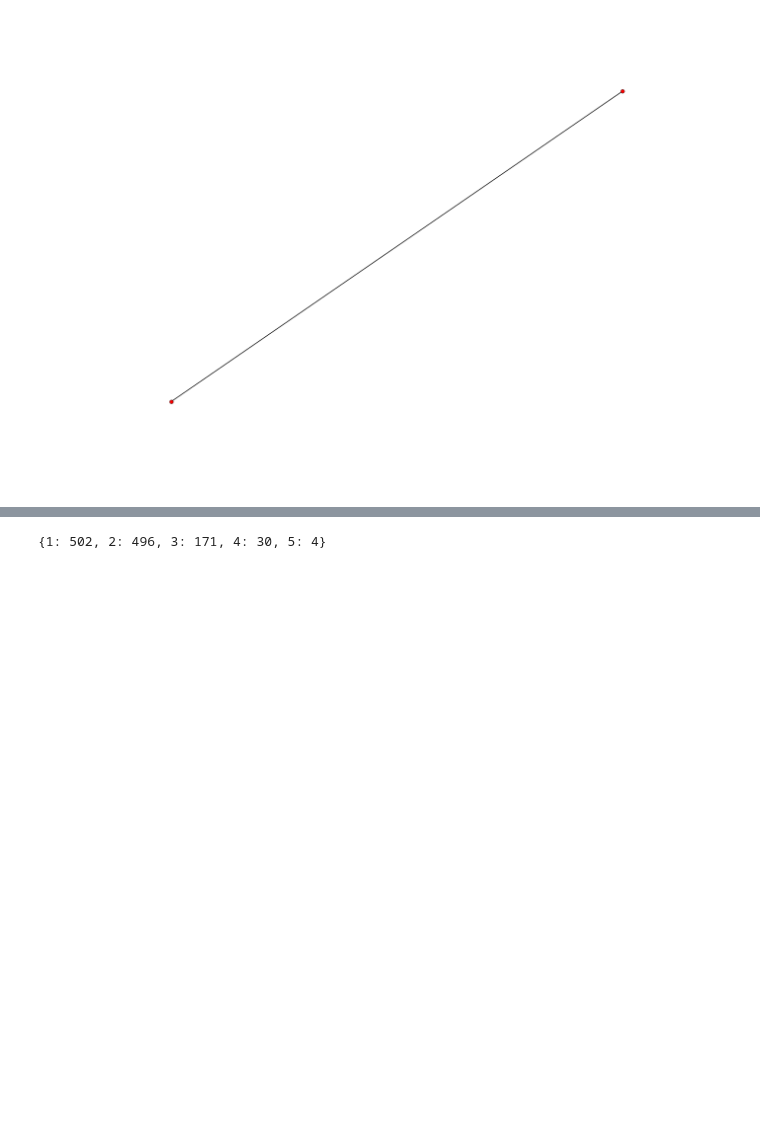
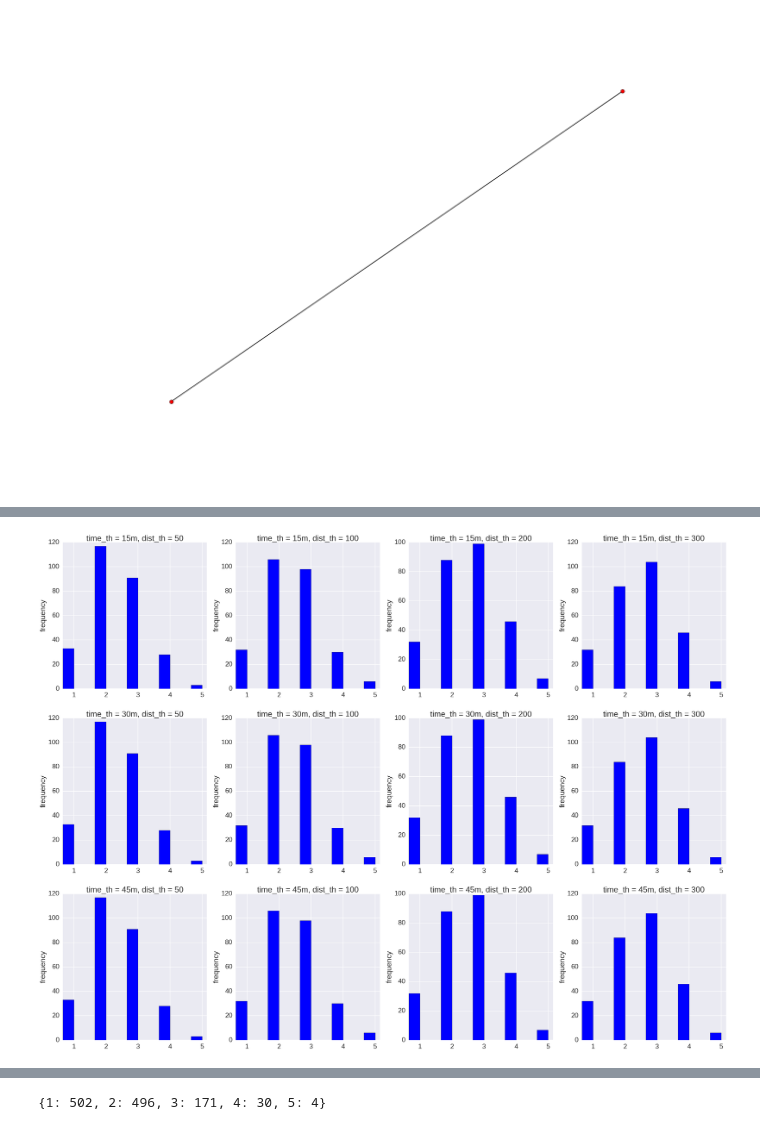
Before and after one commit to xz278/motif-python, a Jupyter notebook: location-public-2.ipynb, the cells around one changed output, grey strips where cells are left out. Saved outputs shown, nothing was run; the diff lists cells and outputs as text; code cells hidden in the pictures; blank space fills up the shorter version.

```diff
--- a/location-public-2.ipynb
+++ b/location-public-2.ipynb
@@ -1181,0 +1225,6 @@ array(['dr5xejs'],
+# %%
+count_info = pd.read_csv('./precision-7/count_info.csv', usecols=['uid','count']).set_index('uid')
+test_data = count_info.ix[:-1,:]
+test_data = test_data.index.tolist()
+prefix = './precision-8/'
+print(test_data)
@@ -1181,0 +1233,3 @@ array(['dr5xejs'],
+# %%
+tested = count_info.ix[:15,:].index.tolist()
+print(tested)
@@ -1181,0 +1351,35 @@ array(['dr5xejs'],
+# %%
+# plot daily_visited_locations
+
+rows = len(time_ths)
+cols = len(dist_ths)
+number_graphs = rows * cols
+fig = plt.figure(figsize=(cols*10, rows*10))
+
+index = -1
+for i in range(rows):
+    for j in range(cols):
+        index += 1
+        ax = fig.add_subplot(rows, cols, index + 1)
+        dd = daily_visited_locs[i][j]
+        time_th,dist_th = time_ths[i],dist_ths[j]
+        l = len(dd)
+        nbarx = [0] * l
+        nbary = [0] * l
+        c = -1
+        for k,v in dd.items():
+            c += 1
+            nbarx[c] = k
+            nbary[c] = v
+        ind = np.arange(l)  # the x locations for the groups
+        width = 0.35       # the width of the bars
+        rects1 = ax.bar(ind, nbary, width, color='b')
+        # add some text for labels, title and axes ticks
+        ax.set_ylabel('frequency')
+        ax.set_title('time_th = {}, dist_th = {}'.format(time_th,dist_th))
+        ax.set_xticks(ind + width)
+        ax.set_xticklabels(nbarx)
+#         ax.set_xlabel('number of daily nodes')
+fig.savefig("15user_0.5rare_filter.pdf", format = 'pdf')
+# %% [output]
+[figure, added]
```
Also changed, not shown: parts of 20 cells of this notebook.
